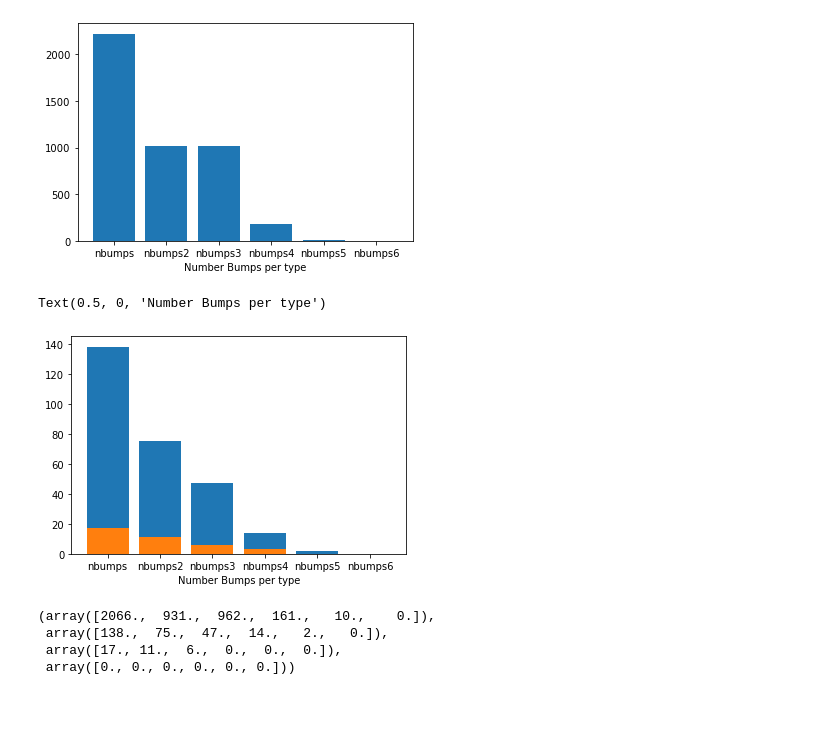
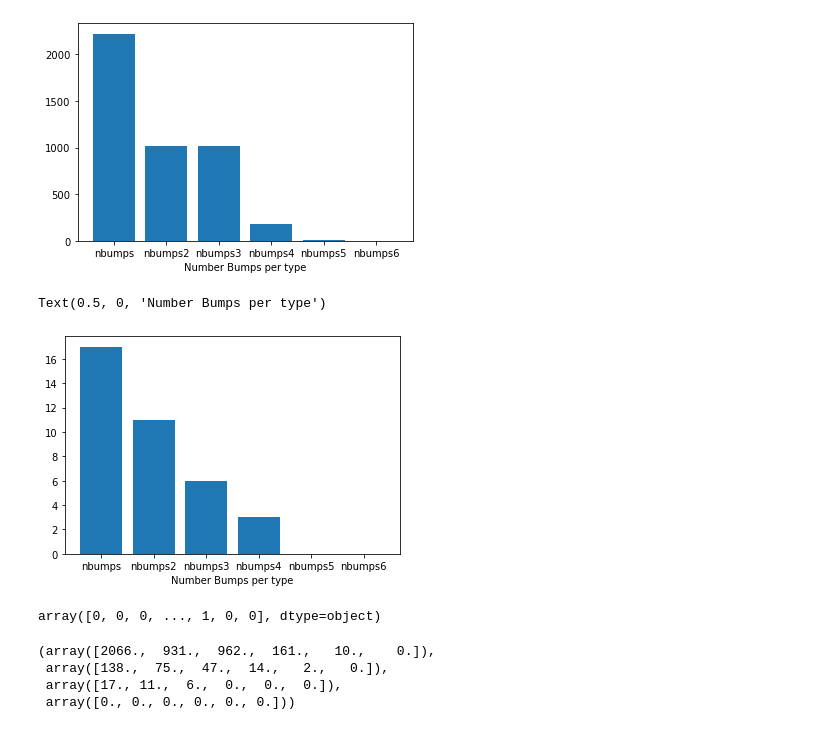
Before and after one commit to Grade0/DM-I, a Jupyter notebook: ProjAlbe.ipynb, the cells around one changed output. Drawn from its saved outputs; the diff is of its cells as text; code cells hidden in the pictures.

```diff
--- a/ProjAlbe.ipynb
+++ b/ProjAlbe.ipynb
@@ -146,35 +146,49 @@ Text(0.5, 0, 'Number Bumps per type')
 X=df.values
 n = np.zeros(shape=6)   #n verrà usato come contatore del numero dei bumps nel caso la classe fosse 0
 m = np.zeros(shape=6)
 x = np.zeros(shape=6)
 z = np.zeros(shape=6)
 
 for a in range(0,5):
     for b in range(0,2584):
         if X[b,7]=="a":
             n[a]=n[a]+X[b,8+a]
 
 for a in range(0,5):
     for b in range(0,2584):
         if X[b,7]=="b":
             m[a]=m[a]+X[b,8+a]
 for a in range(0,5):
     for b in range(0,2584):
         if X[b,7]=="c":
             x[a]=x[a]+X[b,8+a]
 
 for a in range(0,5):
     for b in range(0,2584):
         if X[b,7]=="d":
             z[a]=z[a]+X[b,8+a]
 #plt.bar(["nbumps","nbumps2","nbumps3","nbumps4","nbumps5","nbumps6"],[n[0],n[1],n[2],n[3],n[4],n[5]])
-plt.bar(["nbumps","nbumps2","nbumps3","nbumps4","nbumps5","nbumps6"],[m[0],m[1],m[2],m[3],m[4],m[5]])
+#plt.bar(["nbumps","nbumps2","nbumps3","nbumps4","nbumps5","nbumps6"],[m[0],m[1],m[2],m[3],m[4],m[5]])
 plt.bar(["nbumps","nbumps2","nbumps3","nbumps4","nbumps5","nbumps6"],[x[0],x[1],x[2],[3],x[4],x[5]])
 plt.bar(["nbumps","nbumps2","nbumps3","nbumps4","nbumps5","nbumps6"],[z[0],z[1],z[2],z[3],z[4],z[5]])
 plt.xlabel("Number Bumps per type")
 # %% [output]
 Text(0.5, 0, 'Number Bumps per type')
-[figure, old version]
+[figure, new version]
+# %%
+X=df.values
+for b in range(0,2584):
+        if X[b,0]=='a':
+            X[b,0]=0
+        elif X[b,0]=='b':
+            X[b,0]=1
+        elif X[b,0]=='c':
+            X[b,0]=2
+        else:
+            X[b,0]=3
+X[:,0]
+# %% [output]
+array([0, 0, 0, ..., 1, 0, 0], dtype=object)
 # %%
 n,m,x,z
 # %% [output]
```
Also changed, not shown: 1 other file.
